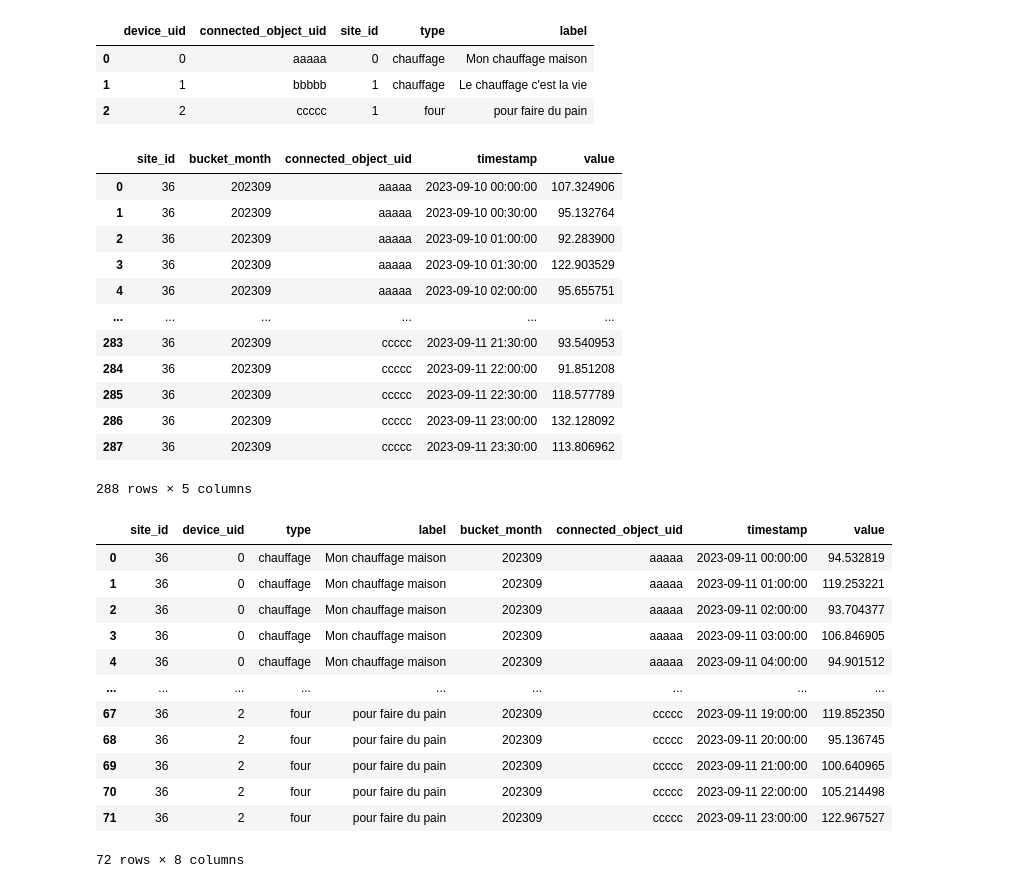
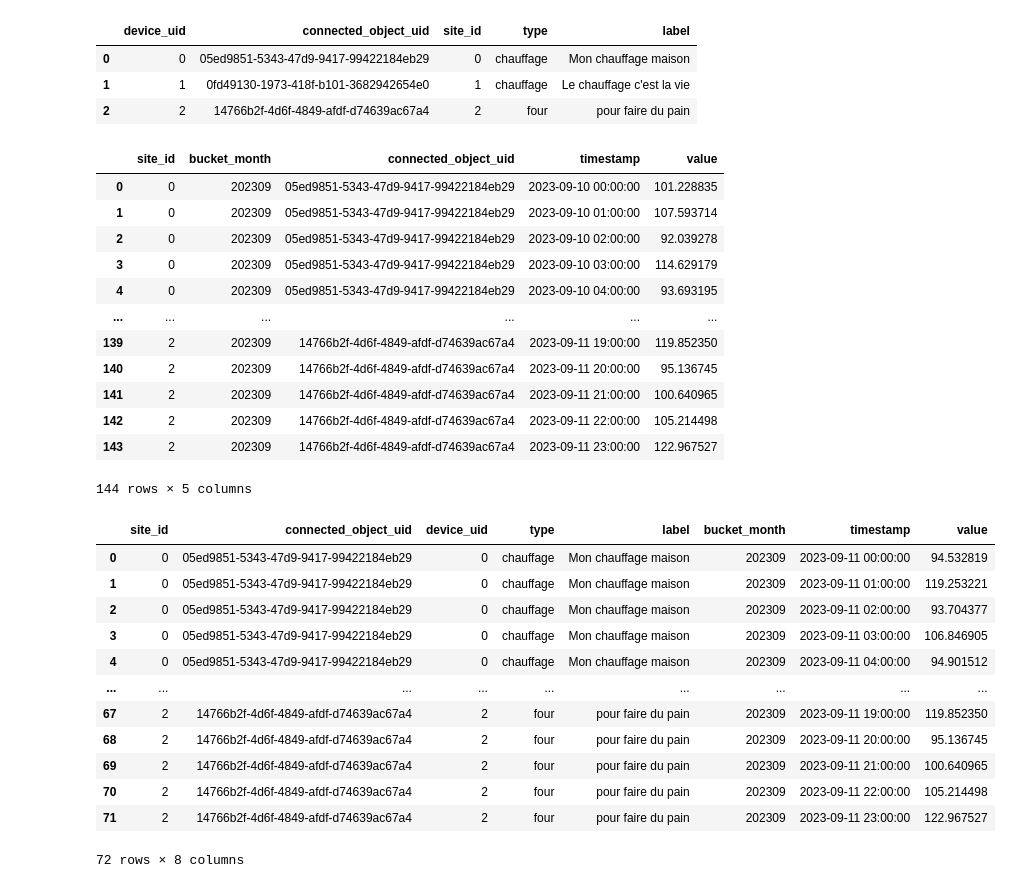
Before and after one commit to stardisblue/presentation-meetup-datascience, a Jupyter notebook: demo/notebooks/show_data.ipynb, the cells around one changed output. Drawn from its saved outputs; the diff is of its cells as text; code cells hidden in the pictures.

```diff
--- a/demo/notebooks/show_data.ipynb
+++ b/demo/notebooks/show_data.ipynb
@@ -1,50 +1,50 @@
 # %%
 import pandas as pd
-# %%
-df_sites = pd.read_csv("../data/devices.csv")
-df_sites
-# %% [output]
-|  | device_uid | connected_object_uid | site_id | type | label |
-| 0 | 0 | aaaaa | 0 | chauffage | Mon chauffage maison |
-| 1 | 1 | bbbbb | 1 | chauffage | Le chauffage c'est la vie |
-| 2 | 2 | ccccc | 1 | four | pour faire du pain |
+# %%
+df_devices = pd.read_parquet("../data/devices.parquet")
+df_devices
+# %% [output]
+|  | device_uid | connected_object_uid | site_id | type | label |
+| 0 | 0 | 05ed9851-5343-47d9-9417-99422184eb29 | 0 | chauffage | Mon chauffage maison |
+| 1 | 1 | 0fd49130-1973-418f-b101-3682942654e0 | 1 | chauffage | Le chauffage c'est la vie |
+| 2 | 2 | 14766b2f-4d6f-4849-afdf-d74639ac67a4 | 2 | four | pour faire du pain |
 # %%
-df_measures = pd.read_csv("../data/measures.csv")
+df_measures = pd.read_parquet("../data/measures.parquet")
 df_measures
 # %% [output]
 |  | site_id | bucket_month | connected_object_uid | timestamp | value |
-| 0 | 36 | 202309 | aaaaa | 2023-09-10 00:00:00 | 107.324906 |
-| 1 | 36 | 202309 | aaaaa | 2023-09-10 00:30:00 | 95.132764 |
-| 2 | 36 | 202309 | aaaaa | 2023-09-10 01:00:00 | 92.283900 |
-| 3 | 36 | 202309 | aaaaa | 2023-09-10 01:30:00 | 122.903529 |
-| 4 | 36 | 202309 | aaaaa | 2023-09-10 02:00:00 | 95.655751 |
+| 0 | 0 | 202309 | 05ed9851-5343-47d9-9417-99422184eb29 | 2023-09-10 00:00:00 | 101.228835 |
+| 1 | 0 | 202309 | 05ed9851-5343-47d9-9417-99422184eb29 | 2023-09-10 01:00:00 | 107.593714 |
+| 2 | 0 | 202309 | 05ed9851-5343-47d9-9417-99422184eb29 | 2023-09-10 02:00:00 | 92.039278 |
+| 3 | 0 | 202309 | 05ed9851-5343-47d9-9417-99422184eb29 | 2023-09-10 03:00:00 | 114.629179 |
+| 4 | 0 | 202309 | 05ed9851-5343-47d9-9417-99422184eb29 | 2023-09-10 04:00:00 | 93.693195 |
 | ... | ... | ... | ... | ... | ... |
-| 283 | 36 | 202309 | ccccc | 2023-09-11 21:30:00 | 93.540953 |
-| 284 | 36 | 202309 | ccccc | 2023-09-11 22:00:00 | 91.851208 |
-| 285 | 36 | 202309 | ccccc | 2023-09-11 22:30:00 | 118.577789 |
-| 286 | 36 | 202309 | ccccc | 2023-09-11 23:00:00 | 132.128092 |
-| 287 | 36 | 202309 | ccccc | 2023-09-11 23:30:00 | 113.806962 |
+| 139 | 2 | 202309 | 14766b2f-4d6f-4849-afdf-d74639ac67a4 | 2023-09-11 19:00:00 | 119.852350 |
+| 140 | 2 | 202309 | 14766b2f-4d6f-4849-afdf-d74639ac67a4 | 2023-09-11 20:00:00 | 95.136745 |
+| 141 | 2 | 202309 | 14766b2f-4d6f-4849-afdf-d74639ac67a4 | 2023-09-11 21:00:00 | 100.640965 |
+| 142 | 2 | 202309 | 14766b2f-4d6f-4849-afdf-d74639ac67a4 | 2023-09-11 22:00:00 | 105.214498 |
+| 143 | 2 | 202309 | 14766b2f-4d6f-4849-afdf-d74639ac67a4 | 2023-09-11 23:00:00 | 122.967527 |
-288 rows × 5 columns
+144 rows × 5 columns
 # %%
 df_measures_hour.plot(
     x="timestamp", y="value", color="connected_object_uid", backend="plotly"
 )
 # %%
-df_validation = pd.read_csv("../data/validation.csv")
+df_validation = pd.read_parquet("../data/validation.parquet")
 df_validation
 # %% [output]
-|  | site_id | device_uid | type | label | bucket_month | connected_object_uid | timestamp | value |
-| 0 | 36 | 0 | chauffage | Mon chauffage maison | 202309 | aaaaa | 2023-09-11 00:00:00 | 94.532819 |
-| 1 | 36 | 0 | chauffage | Mon chauffage maison | 202309 | aaaaa | 2023-09-11 01:00:00 | 119.253221 |
-| 2 | 36 | 0 | chauffage | Mon chauffage maison | 202309 | aaaaa | 2023-09-11 02:00:00 | 93.704377 |
-| 3 | 36 | 0 | chauffage | Mon chauffage maison | 202309 | aaaaa | 2023-09-11 03:00:00 | 106.846905 |
-| 4 | 36 | 0 | chauffage | Mon chauffage maison | 202309 | aaaaa | 2023-09-11 04:00:00 | 94.901512 |
+|  | site_id | connected_object_uid | device_uid | type | label | bucket_month | timestamp | value |
+| 0 | 0 | 05ed9851-5343-47d9-9417-99422184eb29 | 0 | chauffage | Mon chauffage maison | 202309 | 2023-09-11 00:00:00 | 94.532819 |
+| 1 | 0 | 05ed9851-5343-47d9-9417-99422184eb29 | 0 | chauffage | Mon chauffage maison | 202309 | 2023-09-11 01:00:00 | 119.253221 |
+| 2 | 0 | 05ed9851-5343-47d9-9417-99422184eb29 | 0 | chauffage | Mon chauffage maison | 202309 | 2023-09-11 02:00:00 | 93.704377 |
+| 3 | 0 | 05ed9851-5343-47d9-9417-99422184eb29 | 0 | chauffage | Mon chauffage maison | 202309 | 2023-09-11 03:00:00 | 106.846905 |
+| 4 | 0 | 05ed9851-5343-47d9-9417-99422184eb29 | 0 | chauffage | Mon chauffage maison | 202309 | 2023-09-11 04:00:00 | 94.901512 |
 | ... | ... | ... | ... | ... | ... | ... | ... | ... |
-| 67 | 36 | 2 | four | pour faire du pain | 202309 | ccccc | 2023-09-11 19:00:00 | 119.852350 |
-| 68 | 36 | 2 | four | pour faire du pain | 202309 | ccccc | 2023-09-11 20:00:00 | 95.136745 |
-| 69 | 36 | 2 | four | pour faire du pain | 202309 | ccccc | 2023-09-11 21:00:00 | 100.640965 |
-| 70 | 36 | 2 | four | pour faire du pain | 202309 | ccccc | 2023-09-11 22:00:00 | 105.214498 |
-| 71 | 36 | 2 | four | pour faire du pain | 202309 | ccccc | 2023-09-11 23:00:00 | 122.967527 |
+| 67 | 2 | 14766b2f-4d6f-4849-afdf-d74639ac67a4 | 2 | four | pour faire du pain | 202309 | 2023-09-11 19:00:00 | 119.852350 |
+| 68 | 2 | 14766b2f-4d6f-4849-afdf-d74639ac67a4 | 2 | four | pour faire du pain | 202309 | 2023-09-11 20:00:00 | 95.136745 |
+| 69 | 2 | 14766b2f-4d6f-4849-afdf-d74639ac67a4 | 2 | four | pour faire du pain | 202309 | 2023-09-11 21:00:00 | 100.640965 |
+| 70 | 2 | 14766b2f-4d6f-4849-afdf-d74639ac67a4 | 2 | four | pour faire du pain | 202309 | 2023-09-11 22:00:00 | 105.214498 |
+| 71 | 2 | 14766b2f-4d6f-4849-afdf-d74639ac67a4 | 2 | four | pour faire du pain | 202309 | 2023-09-11 23:00:00 | 122.967527 |
 72 rows × 8 columns
 # %%
 df_validation.plot(
```
Also changed, not shown: 18 other files.
